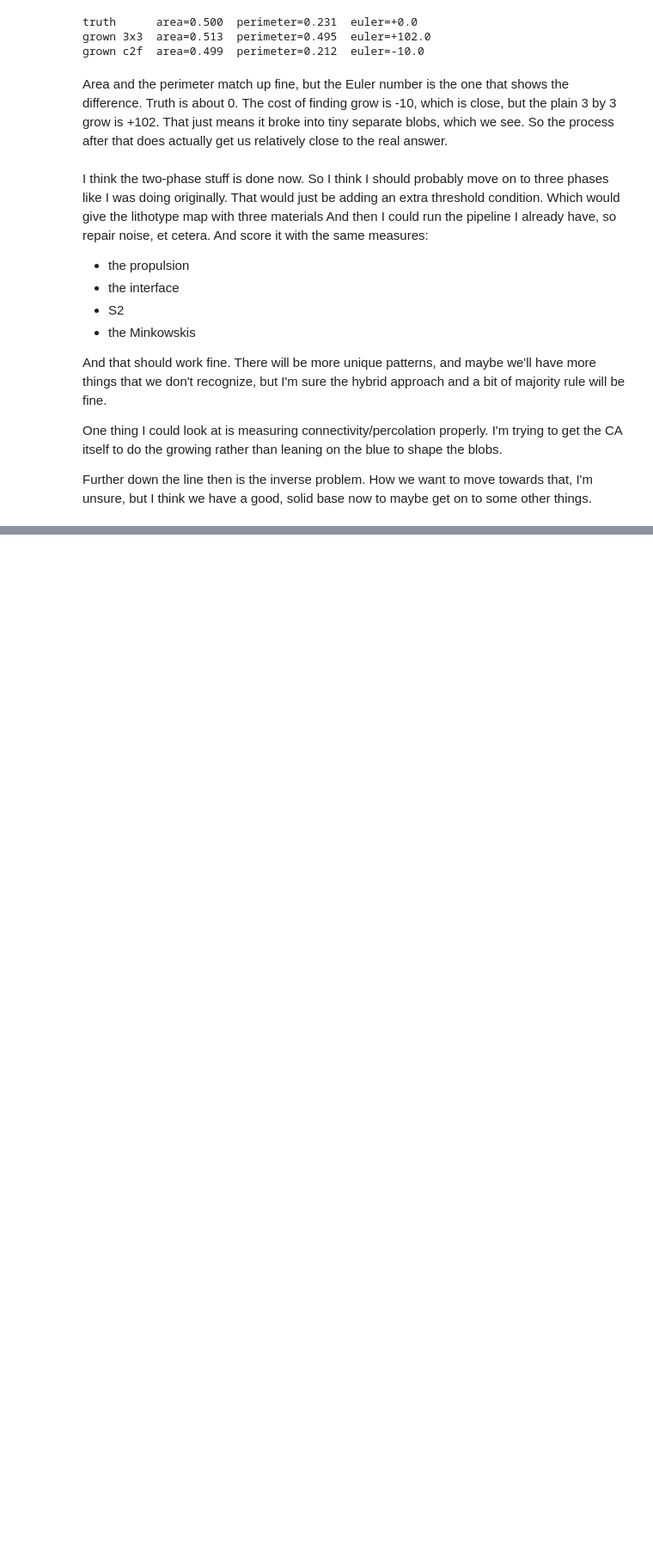
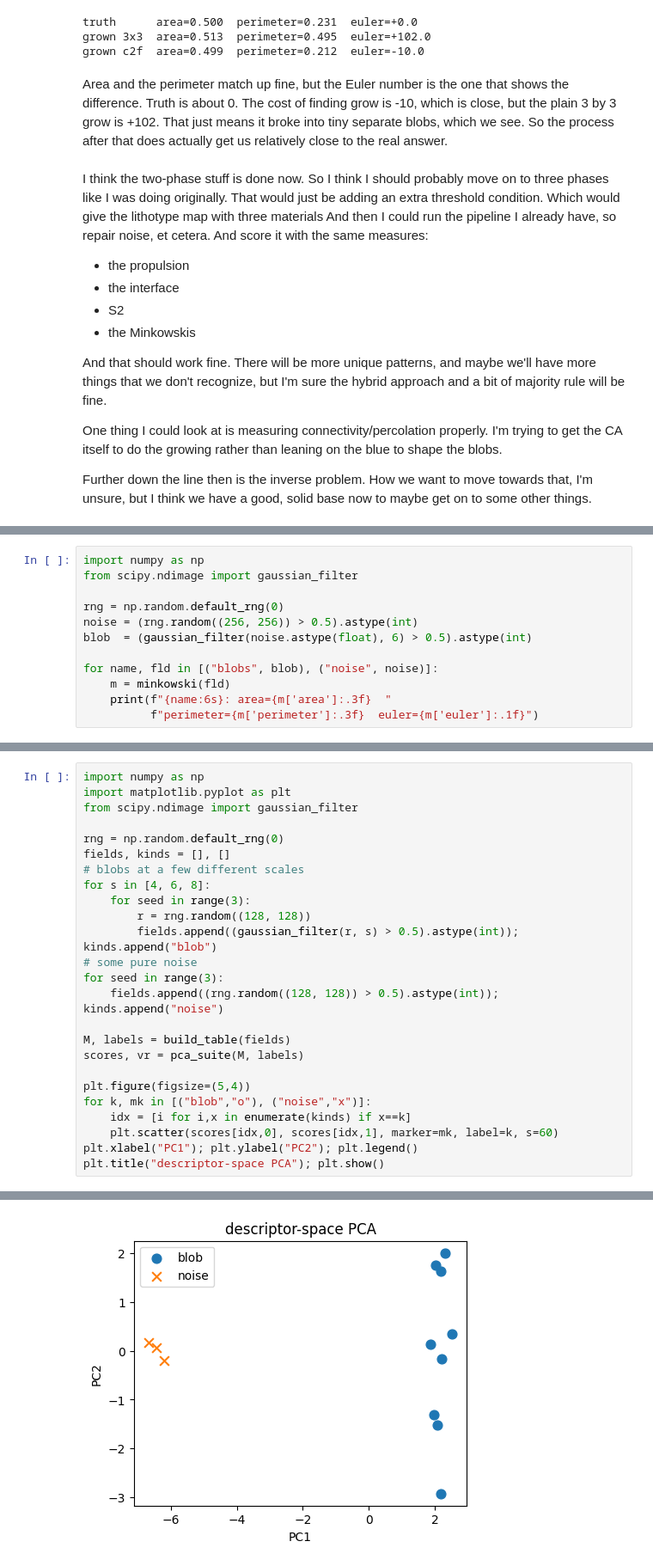
Before and after one commit to ioanb16/Growing-virtual-materials-cellular-automata-meets-geostatistics, a Jupyter notebook: notebooks/testing_split_grids.ipynb, the cells around one changed output, grey strips where cells are left out. Shown at 86% size. Cells and saved outputs as stored; diff of their text form; blank space fills up the shorter version.

Commit message:
suite

```diff
--- a/notebooks/testing_split_grids.ipynb
+++ b/notebooks/testing_split_grids.ipynb
@@ -1137,0 +1389,12 @@ Further down the line then is the inverse problem. How we want to move towards t
+# %%
+import numpy as np
+from scipy.ndimage import gaussian_filter
+
+rng = np.random.default_rng(0)
+noise = (rng.random((256, 256)) > 0.5).astype(int)
+blob  = (gaussian_filter(noise.astype(float), 6) > 0.5).astype(int)
+
+for name, fld in [("blobs", blob), ("noise", noise)]:
+    m = minkowski(fld)
+    print(f"{name:6s}: area={m['area']:.3f}  "
+          f"perimeter={m['perimeter']:.3f}  euler={m['euler']:.1f}")
@@ -1137,0 +1539,26 @@ Further down the line then is the inverse problem. How we want to move towards t
+# %%
+import numpy as np
+import matplotlib.pyplot as plt
+from scipy.ndimage import gaussian_filter
+
+rng = np.random.default_rng(0)
+fields, kinds = [], []
+# blobs at a few different scales
+for s in [4, 6, 8]:
+    for seed in range(3):
+        r = rng.random((128, 128))
+        fields.append((gaussian_filter(r, s) > 0.5).astype(int)); kinds.append("blob")
+# some pure noise
+for seed in range(3):
+    fields.append((rng.random((128, 128)) > 0.5).astype(int)); kinds.append("noise")
+
+M, labels = build_table(fields)
+scores, vr = pca_suite(M, labels)
+
+plt.figure(figsize=(5,4))
+for k, mk in [("blob","o"), ("noise","x")]:
+    idx = [i for i,x in enumerate(kinds) if x==k]
+    plt.scatter(scores[idx,0], scores[idx,1], marker=mk, label=k, s=60)
+plt.xlabel("PC1"); plt.ylabel("PC2"); plt.legend()
+plt.title("descriptor-space PCA"); plt.show()
+# %% [output]
@@ -1137,0 +1576 @@ Further down the line then is the inverse problem. How we want to move towards t
+[figure, added]
```
Also changed, not shown: parts of 27 cells of this notebook, 2 other files.
